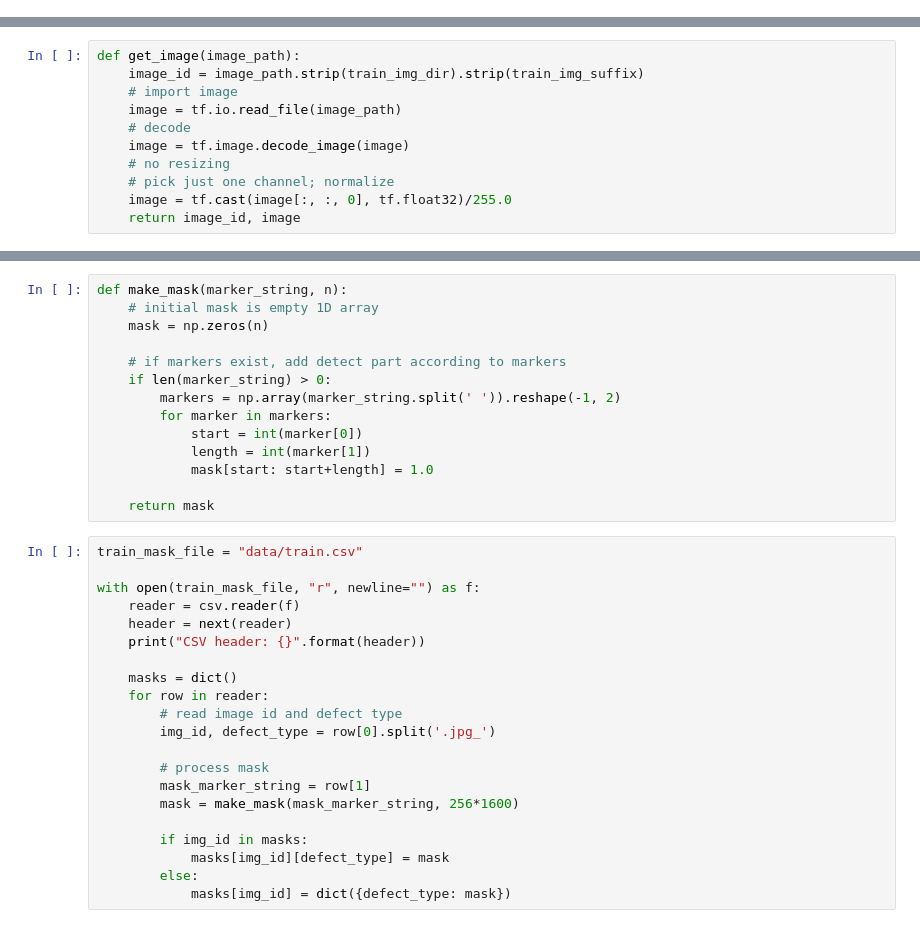
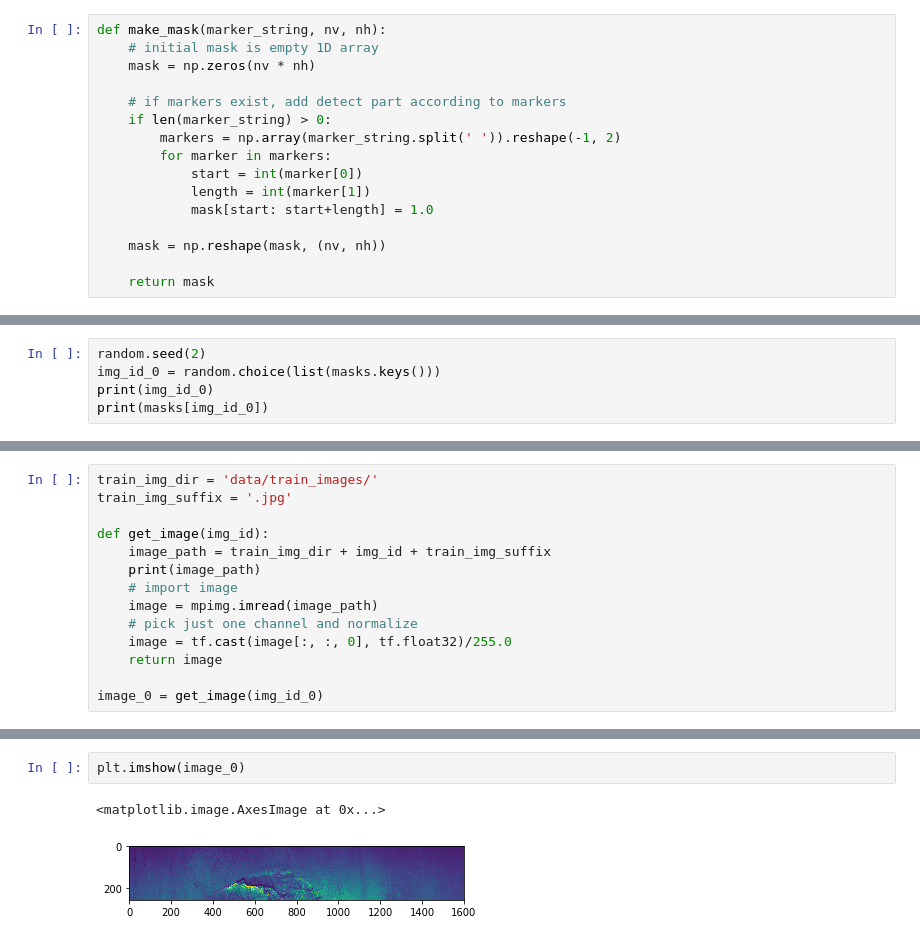
Before and after one commit to wcchu/Severstal, a Jupyter notebook: explore.ipynb, the cells around one changed output, grey strips where cells are left out. Cells and saved outputs as stored; diff of their text form.

Commit message:
refactor preprocessing images and masks

```diff
--- a/explore.ipynb
+++ b/explore.ipynb
@@ -26,0 +16,16 @@ for n in range(3):
+# %%
+def make_mask(marker_string, nv, nh):
+    # initial mask is empty 1D array
+    mask = np.zeros(nv * nh)
+
+    # if markers exist, add detect part according to markers
+    if len(marker_string) > 0:
+        markers = np.array(marker_string.split(' ')).reshape(-1, 2)
+        for marker in markers:
+            start = int(marker[0])
+            length = int(marker[1])
+            mask[start: start+length] = 1.0
+
+    mask = np.reshape(mask, (nv, nh))
+
+    return mask
@@ -26,0 +59,5 @@ for n in range(3):
+# %%
+random.seed(2)
+img_id_0 = random.choice(list(masks.keys()))
+print(img_id_0)
+print(masks[img_id_0])
@@ -27,11 +84,14 @@ for n in range(3):
 # %%
-def get_image(image_path):
-    image_id = image_path.strip(train_img_dir).strip(train_img_suffix)
+train_img_dir = 'data/train_images/'
+train_img_suffix = '.jpg'
+
+def get_image(img_id):
+    image_path = train_img_dir + img_id + train_img_suffix
+    print(image_path)
     # import image
-    image = tf.io.read_file(image_path)
-    # decode
-    image = tf.image.decode_image(image)
-    # no resizing
-    # pick just one channel; normalize
+    image = mpimg.imread(image_path)
+    # pick just one channel and normalize
     image = tf.cast(image[:, :, 0], tf.float32)/255.0
-    return image_id, image
+    return image
+
+image_0 = get_image(img_id_0)
@@ -44,35 +100,5 @@ img
-# %%
-def make_mask(marker_string, n):
-    # initial mask is empty 1D array
-    mask = np.zeros(n)
-
-    # if markers exist, add detect part according to markers
-    if len(marker_string) > 0:
-        markers = np.array(marker_string.split(' ')).reshape(-1, 2)
-        for marker in markers:
-            start = int(marker[0])
-            length = int(marker[1])
-            mask[start: start+length] = 1.0
-
-    return mask
-# %%
-train_mask_file = "data/train.csv"
-
-with open(train_mask_file, "r", newline="") as f:
-    reader = csv.reader(f)
-    header = next(reader)
-    print("CSV header: {}".format(header))
-
-    masks = dict()
-    for row in reader:
-        # read image id and defect type
-        img_id, defect_type = row[0].split('.jpg_')
-
-        # process mask
-        mask_marker_string = row[1]
-        mask = make_mask(mask_marker_string, 256*1600)
-
-        if img_id in masks:
-            masks[img_id][defect_type] = mask
-        else:
-            masks[img_id] = dict({defect_type: mask})
+# %%
+plt.imshow(image_0)
+# %% [output]
+<matplotlib.image.AxesImage at 0x...>
+[figure, added]
```
Also changed, not shown: parts of 14 cells of this notebook.
